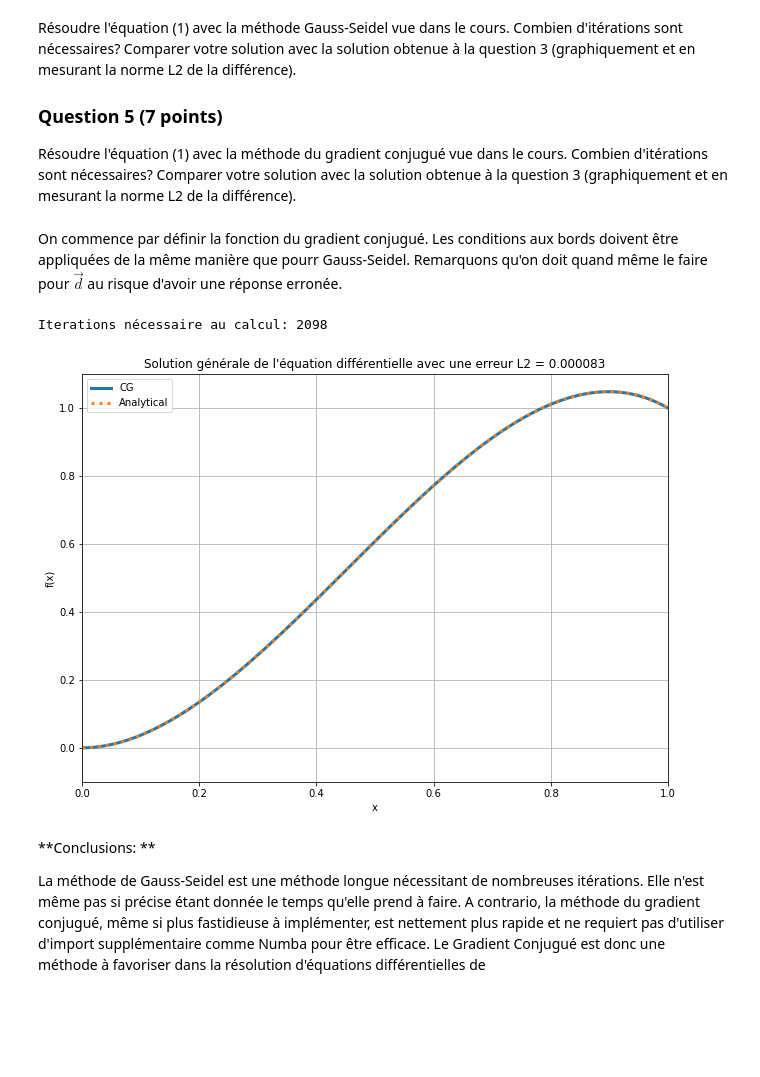
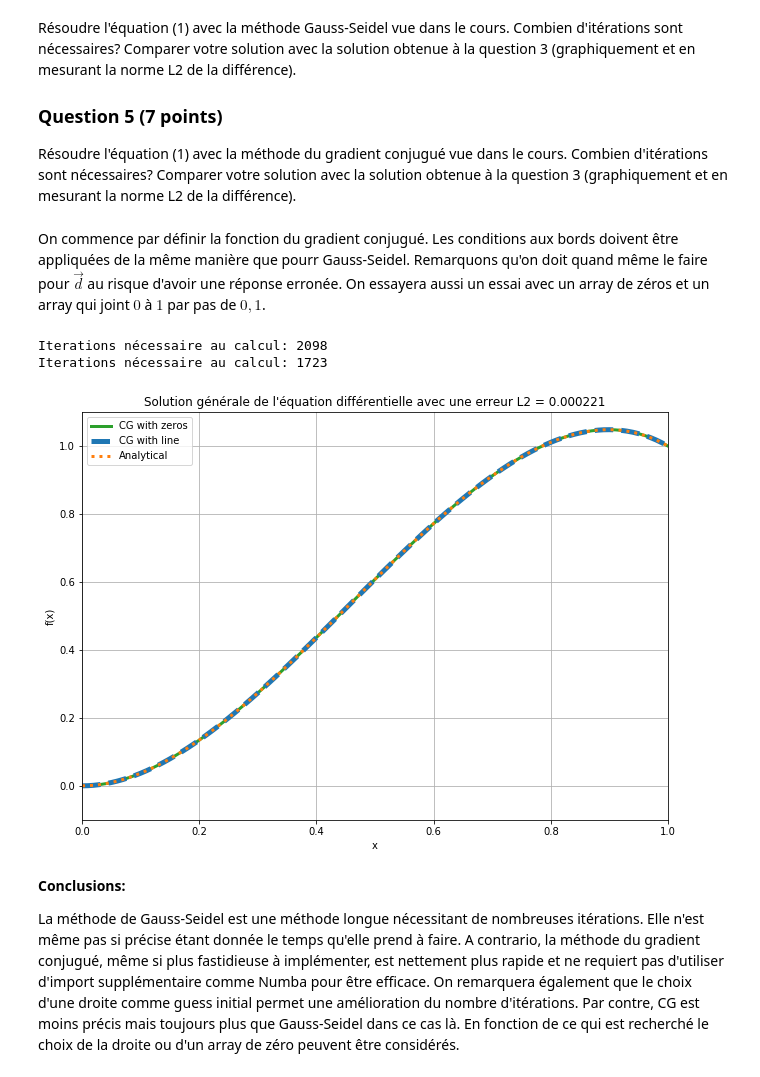
Before and after one commit to ilahmaid/MQ-MOOC, a Jupyter notebook: Gradient.ipynb, the cells around one changed output. Cells and saved outputs as stored; diff of their text form; code cells hidden in the pictures; blank space fills up the shorter version.

Commit message:
Try with a straight line joining 0-1 with CG

```diff
--- a/Gradient.ipynb
+++ b/Gradient.ipynb
@@ -28,8 +28,9 @@ l2_target = 1e-8
 dx =(xmax-xmin)/(nx-1)
 x = np.linspace(xmin,xmax,nx)
 
-f_i = np.zeros(nx)
-f_i[-1] = 1
+f_d = np.linspace(0,1,nx)
+f_0 = np.zeros(nx)
+f_0[-1] = 1
 
 #erreur en norme L2
 def L2_rel_error(p, pn):
@@ -125,7 +126,7 @@ Résoudre l'équation (1) avec la méthode Gauss-Seidel vue dans le cours. Combi
 
 Résoudre l'équation (1) avec la méthode du gradient conjugué vue dans le cours. Combien d'itérations sont nécessaires? Comparer votre solution avec la solution obtenue à la question 3 (graphiquement et en mesurant la norme L2 de la différence).
 # %% [markdown]
-On commence par définir la fonction du gradient conjugué. Les conditions aux bords doivent être appliquées de la même manière que pourr Gauss-Seidel. Remarquons qu'on doit quand même le faire pour $ \vec {d} $ au risque d'avoir une réponse erronée.
+On commence par définir la fonction du gradient conjugué. Les conditions aux bords doivent être appliquées de la même manière que pourr Gauss-Seidel. Remarquons qu'on doit quand même le faire pour $ \vec {d} $ au risque d'avoir une réponse erronée. On essayera aussi un essai avec un array de zéros et un array qui joint $0$ à $1$ par pas de $0,1$.
 # %%
 def conjugate_gradient(p, dx, l2_target):
 
@@ -198,28 +199,32 @@ def conjugate_gradient(p, dx, l2_target):
     print('Iterations nécessaire au calcul: %i' % iterations)
     return p, l2_conv
 
-CG, l2_conv = conjugate_gradient(f_i, dx, l2_target)
+CG_0, l2_conv = conjugate_gradient(f_0, dx, l2_target)
+CG_D, l2_conv = conjugate_gradient(f_d, dx, l2_target)
 # %% [output]
 Iterations nécessaire au calcul: 2098
+Iterations nécessaire au calcul: 1723
 # %%
 #on calcule l'erreur donnée par la méthode CG
 err = L2_rel_error(CG,p0)
 
 #--------------------------------- Graphe
 pyplot.figure(figsize=(10.5,7.5))
 pyplot.title('Solution générale de l\'équation différentielle avec une erreur L2 = %f' % err )
 pyplot.xlabel('x')
 pyplot.ylabel('f(x)')
-pyplot.plot(x, CG, color='C0', linestyle='-', linewidth=3, label='CG')
+pyplot.plot(x, CG_0, color='C2', linestyle='-', linewidth=3, label='CG with zeros')
+pyplot.plot(x, CG_D, color='C0', linestyle='dashed', linewidth=5, label='CG with line')
 pyplot.plot(x, p0, color='C1', linestyle='dotted', linewidth = 3, label='Analytical')
 pyplot.legend()
 pyplot.xlim(0,1)
 pyplot.ylim(-0.1,1.1)
 pyplot.grid()
 # %% [output]
-[figure, old version]
+[figure, new version]
 # %% [markdown]
-**Conclusions: **
+**Conclusions:**
 
 La méthode de Gauss-Seidel est une méthode longue nécessitant de nombreuses itérations. Elle n'est même pas si précise étant donnée le temps qu'elle prend à faire. A contrario, la méthode du gradient conjugué, même si plus fastidieuse à implémenter, est nettement plus rapide et ne requiert pas d'utiliser d'import supplémentaire comme Numba pour être efficace.
-Le Gradient Conjugué est donc une méthode à favoriser dans la résolution d'équations différentielles de
+On remarquera également que le choix d'une droite comme guess initial permet une amélioration du nombre d'itérations. Par contre, CG est moins précis mais toujours plus que Gauss-Seidel dans ce cas là.
+En fonction de ce qui est recherché le choix de la droite ou d'un array de zéro peuvent être considérés.
```
